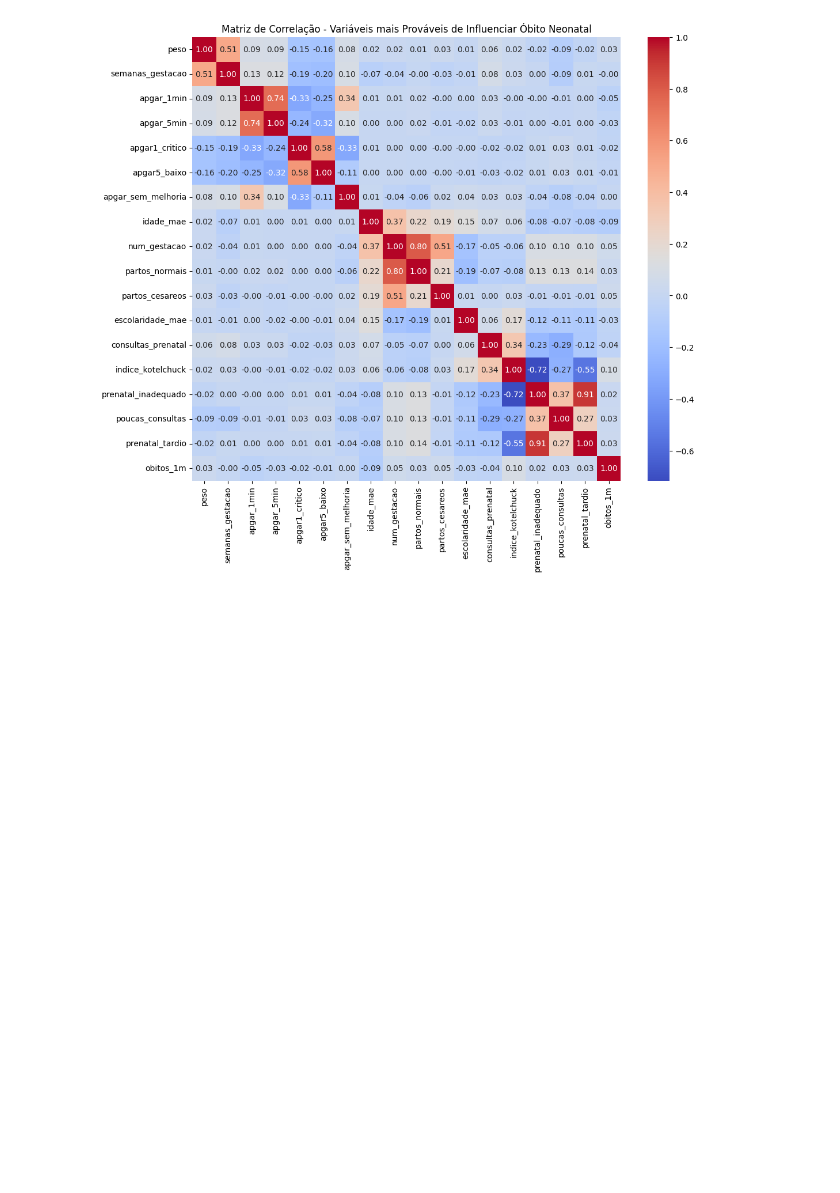
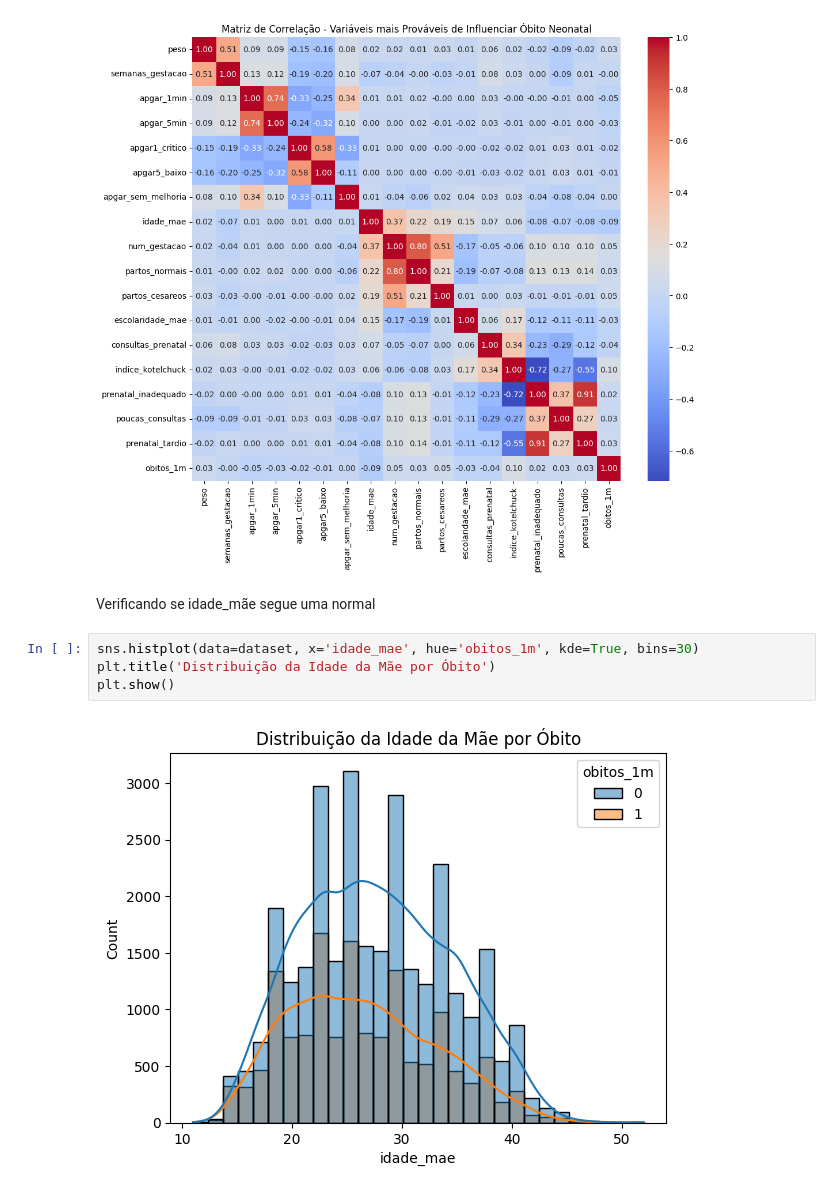
Before and after one commit to juliamssilva/neopredict, a Jupyter notebook: data.ipynb, the cells around one changed output. Drawn from its saved outputs; the diff is of its cells as text; blank space fills up the shorter version.

```diff
--- a/data.ipynb
+++ b/data.ipynb
@@ -405,3 +405,11 @@ plt.title("Matriz de Correlação - Variáveis mais Prováveis de Influenciar Ó
 plt.show()
 # %% [output]
 [figure]
+# %% [markdown]
+Verificando se idade_mãe segue uma normal
+# %%
+sns.histplot(data=dataset, x='idade_mae', hue='obitos_1m', kde=True, bins=30)
+plt.title('Distribuição da Idade da Mãe por Óbito')
+plt.show()
+# %% [output]
+[figure, added]
```
Also changed, not shown: parts of 1 cell of this notebook, 1 other file.
